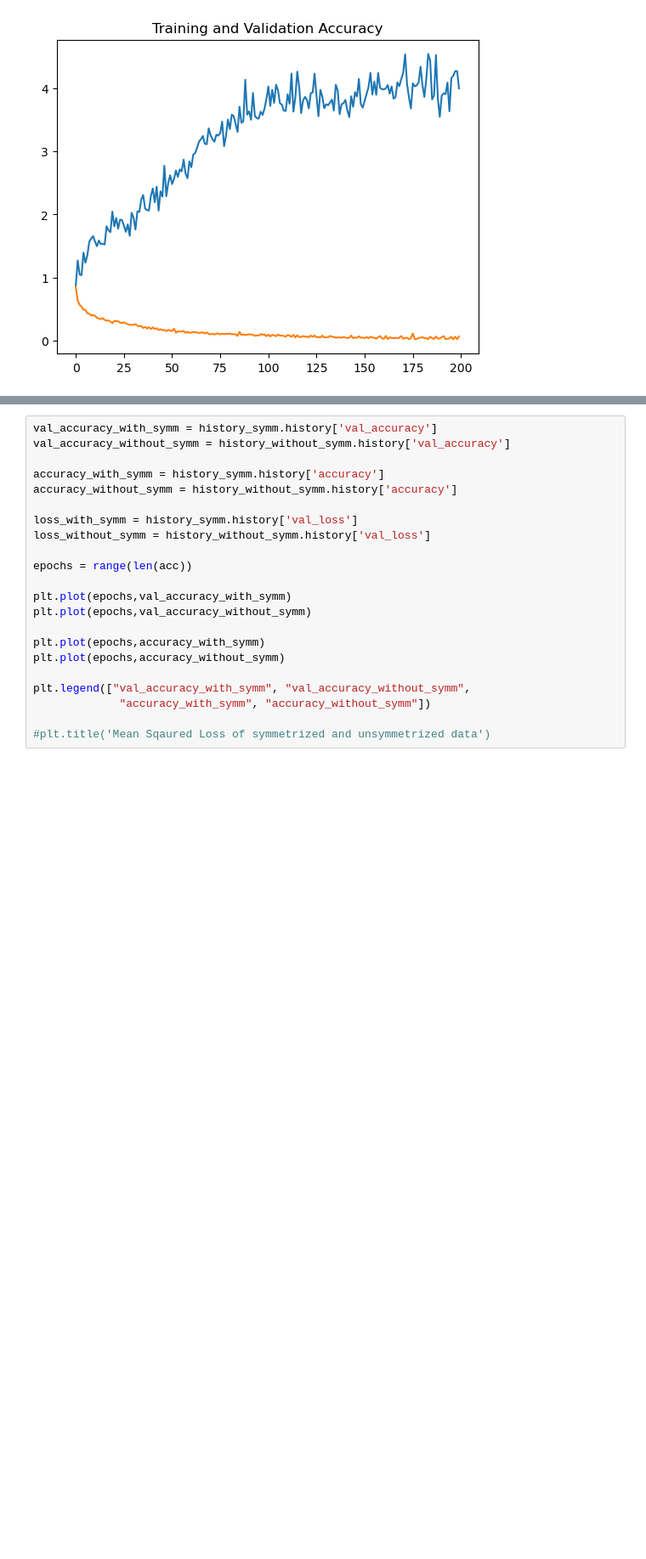
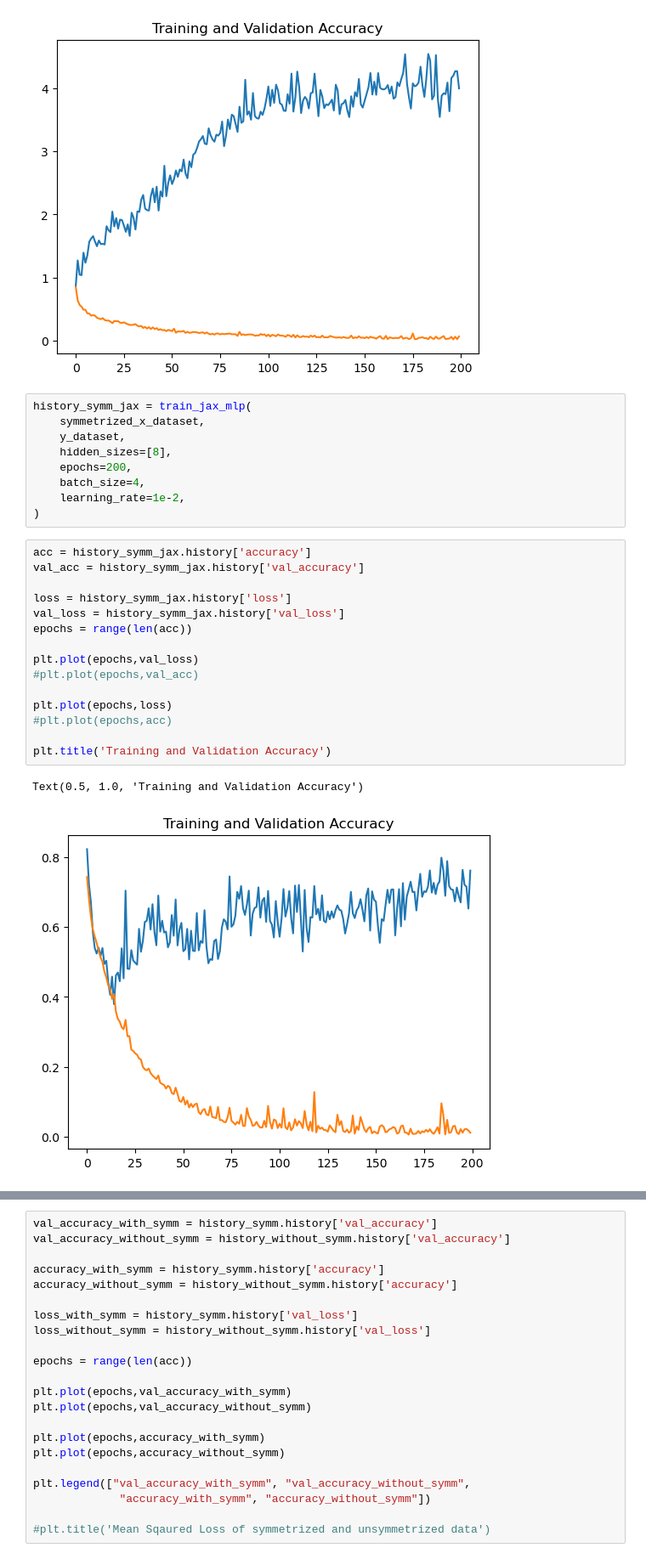
Before and after one commit to tyy0811/symmetry-in-variational-qml, a Jupyter notebook: tic_tac.ipynb, the cells around one changed output, grey strips where cells are left out. Shown: that part at 85% size. Drawn from its saved outputs; the diff is of its cells as text; blank space fills up the shorter version.

```diff
--- a/tic_tac.ipynb
+++ b/tic_tac.ipynb
@@ -584,3 +795,30 @@ plt.title('Training and Validation Accuracy')
 # %% [output]
 Text(0.5, 1.0, 'Training and Validation Accuracy')
 [figure]
+# %%
+history_symm_jax = train_jax_mlp(
+    symmetrized_x_dataset,
+    y_dataset,
+    hidden_sizes=[8],
+    epochs=200,
+    batch_size=4,
+    learning_rate=1e-2,
+)
+# %%
+acc = history_symm_jax.history['accuracy']
+val_acc = history_symm_jax.history['val_accuracy']
+
+loss = history_symm_jax.history['loss']
+val_loss = history_symm_jax.history['val_loss']
+epochs = range(len(acc))
+
+plt.plot(epochs,val_loss)
+#plt.plot(epochs,val_acc)
+
+plt.plot(epochs,loss)
+#plt.plot(epochs,acc)
+
+plt.title('Training and Validation Accuracy')
+# %% [output]
+Text(0.5, 1.0, 'Training and Validation Accuracy')
+[figure, added]
```
Also changed, not shown: parts of 18 cells of this notebook.
